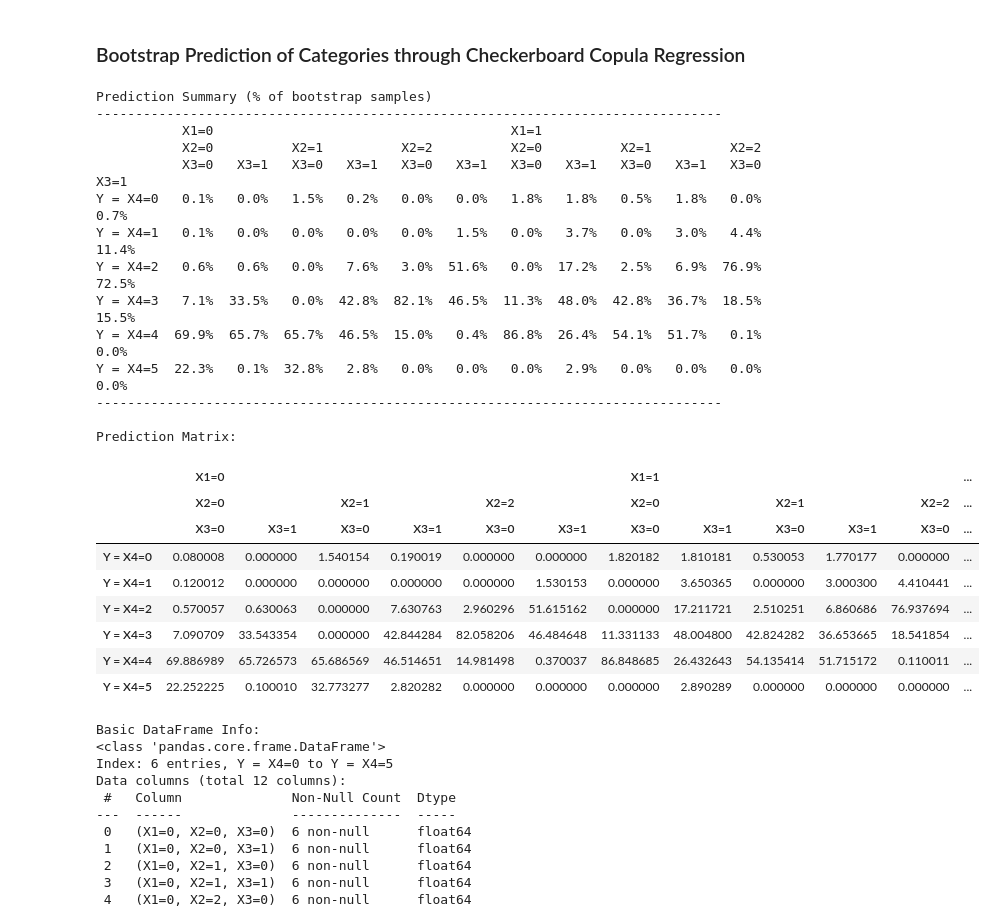
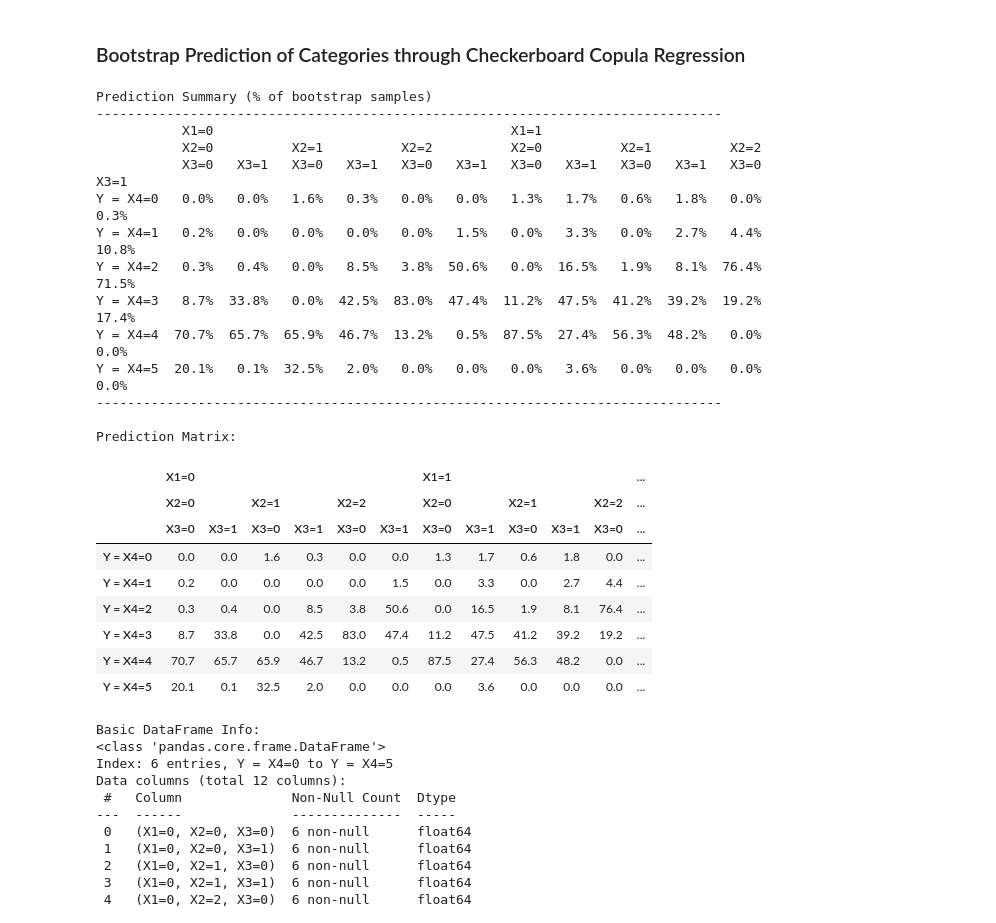
Before and after one commit to DhyeyMavani2003/ccrvam, a Jupyter notebook: examples/jupyter/02_StatSim_Generic_Bootstrapping_and_Permutation_Tests_Usage_Demonstration.ipynb, the cells around one changed output. Cells and saved outputs as stored; diff of their text form; code cells hidden in the pictures.

```diff
--- a/examples/jupyter/02_StatSim_Generic_Bootstrapping_and_Permutation_Tests_Usage_Demonstration.ipynb
+++ b/examples/jupyter/02_StatSim_Generic_Bootstrapping_and_Permutation_Tests_Usage_Demonstration.ipynb
@@ -318,38 +318,40 @@ rda_sccram_result.histogram_fig
 # %%
 rda_prediction_matrix = bootstrap_predict_category_summary(
     rda_contingency_table,
     predictors=[1, 2, 3],
     predictors_names=["X1", "X2", "X3"],
     response=4,
+    confidence_level=0.95,
+    method="percentile",
     response_name="Y = X4",
-    n_resamples=9999
+    n_resamples=1000
 )
 print("\nPrediction Matrix:")
 rda_prediction_matrix
 # %% [output]
 Prediction Summary (% of bootstrap samples)
 --------------------------------------------------------------------------------
            X1=0                                      X1=1
            X2=0          X2=1          X2=2          X2=0          X2=1          X2=2
            X3=0   X3=1   X3=0   X3=1   X3=0   X3=1   X3=0   X3=1   X3=0   X3=1   X3=0   X3=1
-Y = X4=0   0.1%   0.0%   1.5%   0.2%   0.0%   0.0%   1.8%   1.8%   0.5%   1.8%   0.0%   0.7%
-Y = X4=1   0.1%   0.0%   0.0%   0.0%   0.0%   1.5%   0.0%   3.7%   0.0%   3.0%   4.4%  11.4%
-Y = X4=2   0.6%   0.6%   0.0%   7.6%   3.0%  51.6%   0.0%  17.2%   2.5%   6.9%  76.9%  72.5%
-Y = X4=3   7.1%  33.5%   0.0%  42.8%  82.1%  46.5%  11.3%  48.0%  42.8%  36.7%  18.5%  15.5%
-Y = X4=4  69.9%  65.7%  65.7%  46.5%  15.0%   0.4%  86.8%  26.4%  54.1%  51.7%   0.1%   0.0%
-Y = X4=5  22.3%   0.1%  32.8%   2.8%   0.0%   0.0%   0.0%   2.9%   0.0%   0.0%   0.0%   0.0%
+Y = X4=0   0.0%   0.0%   1.6%   0.3%   0.0%   0.0%   1.3%   1.7%   0.6%   1.8%   0.0%   0.3%
+Y = X4=1   0.2%   0.0%   0.0%   0.0%   0.0%   1.5%   0.0%   3.3%   0.0%   2.7%   4.4%  10.8%
+Y = X4=2   0.3%   0.4%   0.0%   8.5%   3.8%  50.6%   0.0%  16.5%   1.9%   8.1%  76.4%  71.5%
+Y = X4=3   8.7%  33.8%   0.0%  42.5%  83.0%  47.4%  11.2%  47.5%  41.2%  39.2%  19.2%  17.4%
+Y = X4=4  70.7%  65.7%  65.9%  46.7%  13.2%   0.5%  87.5%  27.4%  56.3%  48.2%   0.0%   0.0%
+Y = X4=5  20.1%   0.1%  32.5%   2.0%   0.0%   0.0%   0.0%   3.6%   0.0%   0.0%   0.0%   0.0%
 --------------------------------------------------------------------------------
 
 Prediction Matrix:
 |  | X1=0 |  |  |  |  |  | X1=1 |  |  |  |  | ... |
 |  | X2=0 |  | X2=1 |  | X2=2 |  | X2=0 |  | X2=1 |  | X2=2 | ... |
 |  | X3=0 | X3=1 | X3=0 | X3=1 | X3=0 | X3=1 | X3=0 | X3=1 | X3=0 | X3=1 | X3=0 | ... |
-| Y = X4=0 | 0.080008 | 0.000000 | 1.540154 | 0.190019 | 0.000000 | 0.000000 | 1.820182 | 1.810181 | 0.530053 | 1.770177 | 0.000000 | ... |
-| Y = X4=1 | 0.120012 | 0.000000 | 0.000000 | 0.000000 | 0.000000 | 1.530153 | 0.000000 | 3.650365 | 0.000000 | 3.000300 | 4.410441 | ... |
-| Y = X4=2 | 0.570057 | 0.630063 | 0.000000 | 7.630763 | 2.960296 | 51.615162 | 0.000000 | 17.211721 | 2.510251 | 6.860686 | 76.937694 | ... |
-| Y = X4=3 | 7.090709 | 33.543354 | 0.000000 | 42.844284 | 82.058206 | 46.484648 | 11.331133 | 48.004800 | 42.824282 | 36.653665 | 18.541854 | ... |
-| Y = X4=4 | 69.886989 | 65.726573 | 65.686569 | 46.514651 | 14.981498 | 0.370037 | 86.848685 | 26.432643 | 54.135414 | 51.715172 | 0.110011 | ... |
-| Y = X4=5 | 22.252225 | 0.100010 | 32.773277 | 2.820282 | 0.000000 | 0.000000 | 0.000000 | 2.890289 | 0.000000 | 0.000000 | 0.000000 | ... |
+| Y = X4=0 | 0.0 | 0.0 | 1.6 | 0.3 | 0.0 | 0.0 | 1.3 | 1.7 | 0.6 | 1.8 | 0.0 | ... |
+| Y = X4=1 | 0.2 | 0.0 | 0.0 | 0.0 | 0.0 | 1.5 | 0.0 | 3.3 | 0.0 | 2.7 | 4.4 | ... |
+| Y = X4=2 | 0.3 | 0.4 | 0.0 | 8.5 | 3.8 | 50.6 | 0.0 | 16.5 | 1.9 | 8.1 | 76.4 | ... |
+| Y = X4=3 | 8.7 | 33.8 | 0.0 | 42.5 | 83.0 | 47.4 | 11.2 | 47.5 | 41.2 | 39.2 | 19.2 | ... |
+| Y = X4=4 | 70.7 | 65.7 | 65.9 | 46.7 | 13.2 | 0.5 | 87.5 | 27.4 | 56.3 | 48.2 | 0.0 | ... |
+| Y = X4=5 | 20.1 | 0.1 | 32.5 | 2.0 | 0.0 | 0.0 | 0.0 | 3.6 | 0.0 | 0.0 | 0.0 | ... |
 # %%
 print("Basic DataFrame Info:")
 print(rda_prediction_matrix.info())
```
Also changed, not shown: parts of 17 cells of this notebook, 1 other file.
